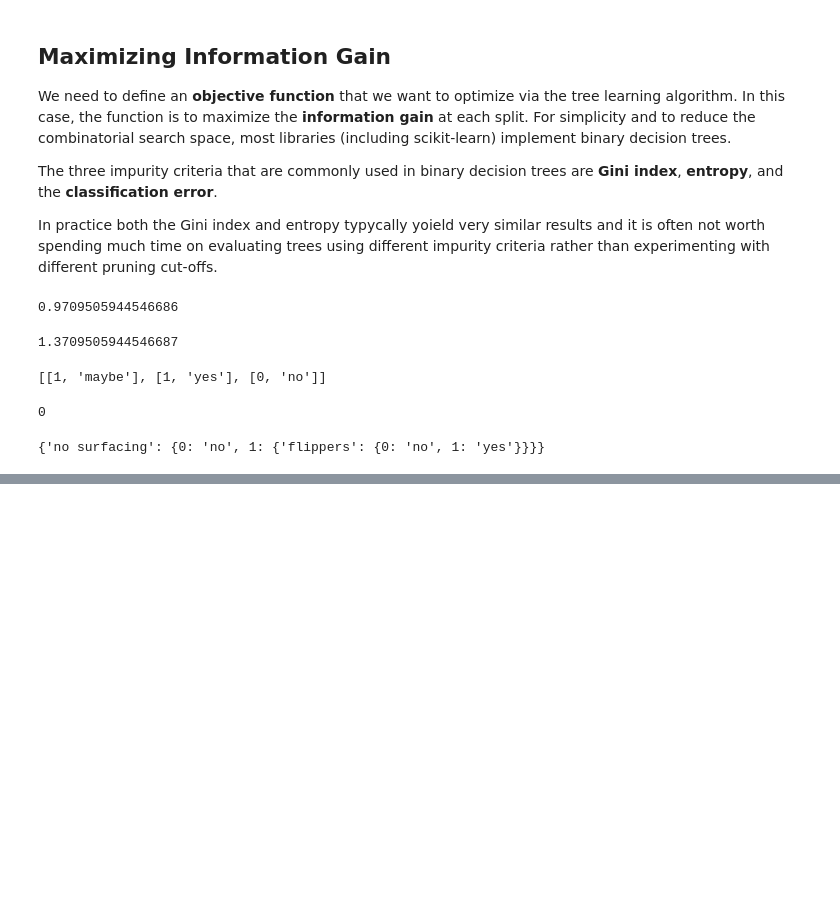
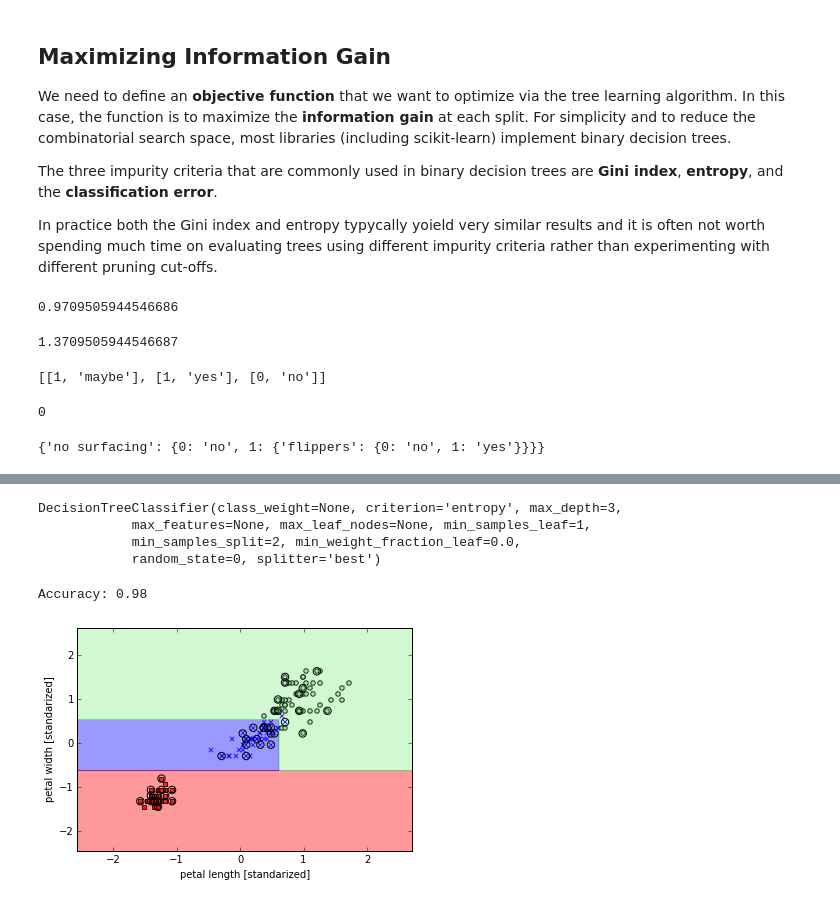
Before and after one commit to borjaeg/nlp_tests, a Jupyter notebook: Decision Trees.ipynb, the cells around one changed output, grey strips where cells are left out. Drawn from its saved outputs; the diff is of its cells as text; code cells hidden in the pictures; blank space fills up the shorter version.

```diff
--- a/Decision Trees.ipynb
+++ b/Decision Trees.ipynb
@@ -140,0 +145,34 @@ myTree
+# %%
+from sklearn import datasets
+import numpy as np
+iris = datasets.load_iris()
+X = iris.data[:, [2,3]] # we use two features for visualization purposes
+y = iris.target
+# %%
+from sklearn.cross_validation import train_test_split
+X_train, X_test, y_train, y_test = train_test_split(
+        X, y, test_size = 0.3, random_state = 0)
+# %%
+from sklearn.preprocessing import StandardScaler
+sc = StandardScaler() # Normal Standard deviation of u and sigma parameters
+sc.fit(X_train)
+X_train_std = sc.transform(X_train)
+X_test_std = sc.transform(X_test)
+# %%
+from sklearn.tree import DecisionTreeClassifier
+# eta0 = learning rate
+# n_iter = number of epochs (passes over the training set)
+# Random state is used for reproducibility of the initial shuffiling
+# of the training dataset
+tree = DecisionTreeClassifier(criterion = 'entropy', max_depth = 3, random_state=0)
+tree.fit(X_train_std, y_train)
+# %% [output]
+DecisionTreeClassifier(class_weight=None, criterion='entropy', max_depth=3,
+            max_features=None, max_leaf_nodes=None, min_samples_leaf=1,
+            min_samples_split=2, min_weight_fraction_leaf=0.0,
+            random_state=0, splitter='best')
+# %%
+from sklearn.metrics import accuracy_score
+print('Accuracy: %.2f' % accuracy_score(y_test, tree.predict(X_test_std)))
+# %% [output]
+Accuracy: 0.98
@@ -140,0 +181,8 @@ myTree
+# %%
+X_combined_std = np.vstack((X_train_std, X_test_std))
+y_combined = np.hstack((y_train, y_test))
+plot_decision_regions(X=X_combined_std, y= y_combined, classifier=tree,
+                     test_idx=range(104,150), xlabel="petal length [standarized]",
+                     ylabel = 'petal width [standarized]', legend_loc = 'upper left')
+# %% [output]
+[figure, added]
```
Also changed, not shown: parts of 4 cells of this notebook.
